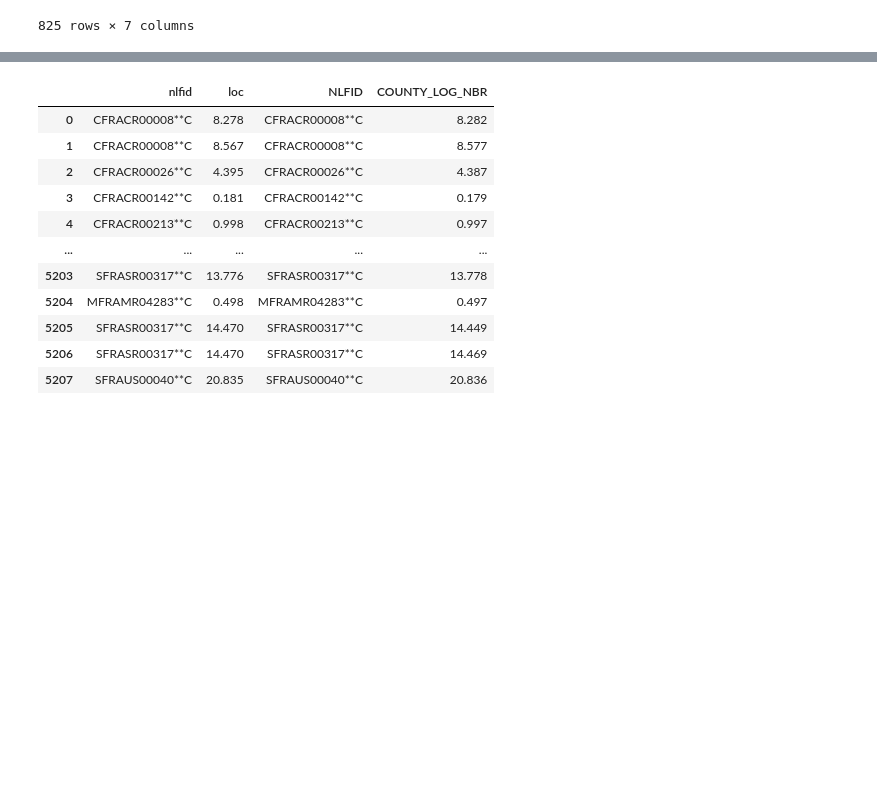
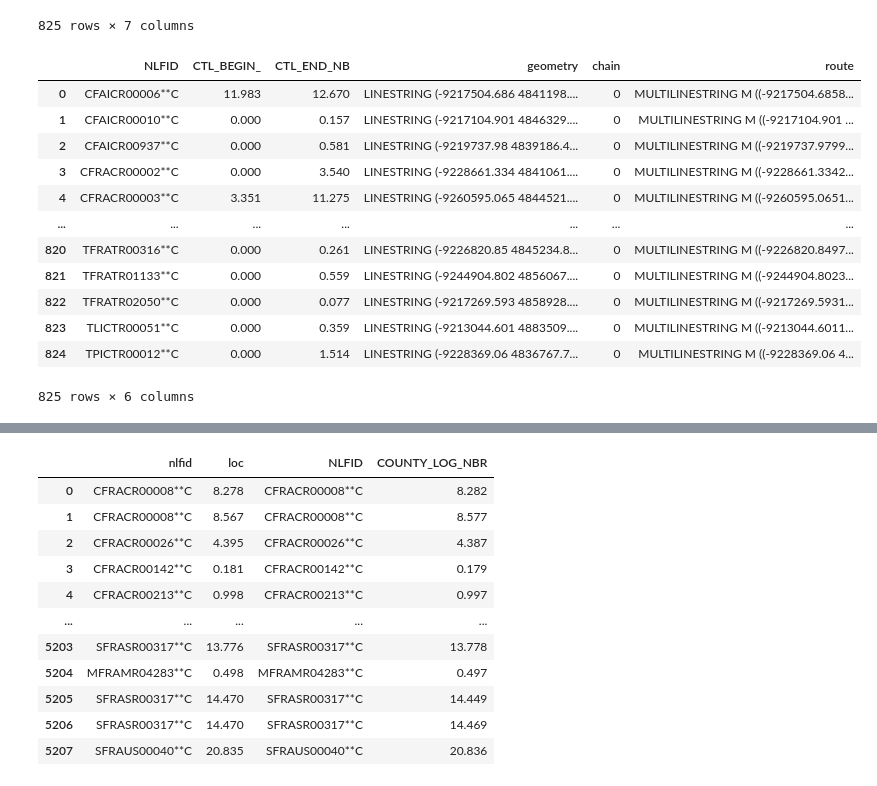
Before and after one commit to tariqshihadah/linref, a Jupyter notebook: testing.ipynb, the cells around one changed output, grey strips where cells are left out. Drawn from its saved outputs; the diff is of its cells as text; code cells hidden in the pictures; blank space fills up the shorter version.

```diff
--- a/testing.ipynb
+++ b/testing.ipynb
@@ -21,10 +21,14 @@ df = gpd.read_file('testing/data/linear-events-3.geojson').set_index('index')
 # %%
 lr.set_default_lrs(key_col=['NLFID'], loc_col='COUNTY_LOG_NBR', beg_col='CTL_BEGIN_', end_col='CTL_END_NB', geom_col='geometry', geom_m_col='geometry_m', closed='left_mod')
 
+# Load data
 roads = gpd.read_file('testing/data/roadways.json').explode().rename(columns={'NLF_ID': 'NLFID'})
 crashes = gpd.read_file('testing/data/crashes.json').explode().rename(columns={'NLF_ID': 'NLFID'})
+roads.lr.add_chaining(inplace=True, errors='ignore')
 
-roads.lr.add_chaining(inplace=True, errors='ignore')
+# Create original EventsCollections
+roads_ec = lr011.EventsCollection(roads, keys=['NLFID', 'chain'], beg='CTL_BEGIN_', end='CTL_END_NB', geom='geometry', closed='left_mod')
+
 roads.lr.add_geom_m(inplace=True,)
 roads.lr
 # %% [output]
@@ -48,6 +52,22 @@ dissolved
 | 823 | TLICTR00051**C | 0 | 0.000 | 0.359 | [5106] | LINESTRING (-9213044.6011 4883509... | LINESTRING M (-9213044.6011 48835... |
 | 824 | TPICTR00012**C | 0 | 0.000 | 1.514 | [5107, 5108, 5109] | LINESTRING (-9228369.06 4836767.7... | LINESTRING M (-9228369.06 4836767... |
 825 rows × 7 columns
+# %%
+roads_ec.dissolve().df
+# %% [output]
+|  | NLFID | CTL_BEGIN_ | CTL_END_NB | geometry | chain | route |
+| 0 | CFAICR00006**C | 11.983 | 12.670 | LINESTRING (-9217504.686 4841198.... | 0 | MULTILINESTRING M ((-9217504.6858... |
+| 1 | CFAICR00010**C | 0.000 | 0.157 | LINESTRING (-9217104.901 4846329.... | 0 | MULTILINESTRING M ((-9217104.901 ... |
+| 2 | CFAICR00937**C | 0.000 | 0.581 | LINESTRING (-9219737.98 4839186.4... | 0 | MULTILINESTRING M ((-9219737.9799... |
+| 3 | CFRACR00002**C | 0.000 | 3.540 | LINESTRING (-9228661.334 4841061.... | 0 | MULTILINESTRING M ((-9228661.3342... |
+| 4 | CFRACR00003**C | 3.351 | 11.275 | LINESTRING (-9260595.065 4844521.... | 0 | MULTILINESTRING M ((-9260595.0651... |
+| ... | ... | ... | ... | ... | ... | ... |
+| 820 | TFRATR00316**C | 0.000 | 0.261 | LINESTRING (-9226820.85 4845234.8... | 0 | MULTILINESTRING M ((-9226820.8497... |
+| 821 | TFRATR01133**C | 0.000 | 0.559 | LINESTRING (-9244904.802 4856067.... | 0 | MULTILINESTRING M ((-9244904.8023... |
+| 822 | TFRATR02050**C | 0.000 | 0.077 | LINESTRING (-9217269.593 4858928.... | 0 | MULTILINESTRING M ((-9217269.5931... |
+| 823 | TLICTR00051**C | 0.000 | 0.359 | LINESTRING (-9213044.601 4883509.... | 0 | MULTILINESTRING M ((-9213044.6011... |
+| 824 | TPICTR00012**C | 0.000 | 1.514 | LINESTRING (-9228369.06 4836767.7... | 0 | MULTILINESTRING M ((-9228369.06 4... |
+825 rows × 6 columns
 # %%
 roads.lr.project(crashes.rename(columns={'NLFID': 'nlfid', 'COUNTY_LOG_NBR': 'loc'}), nearest=False)
 # %% [output]
```
Also changed, not shown: 2 other files.
